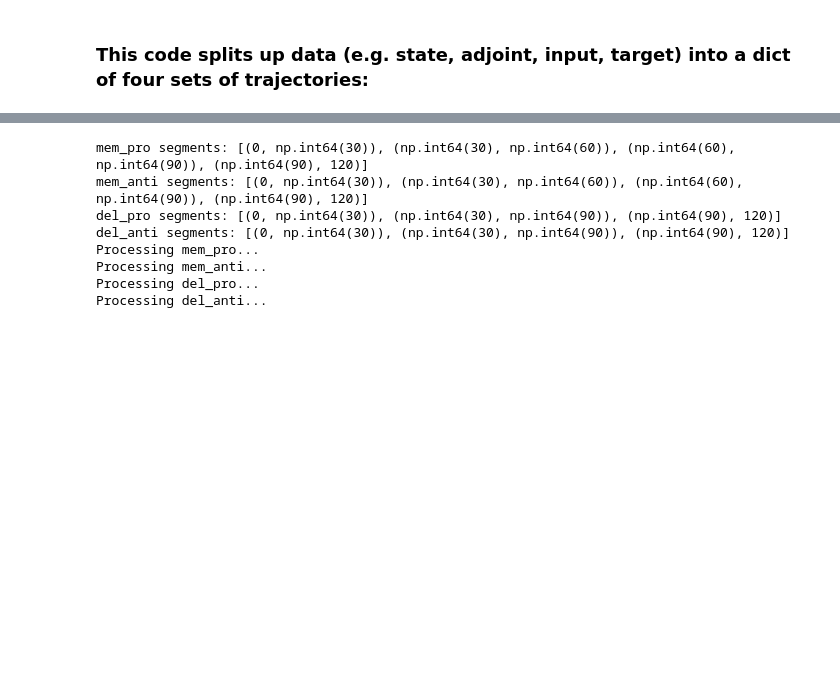
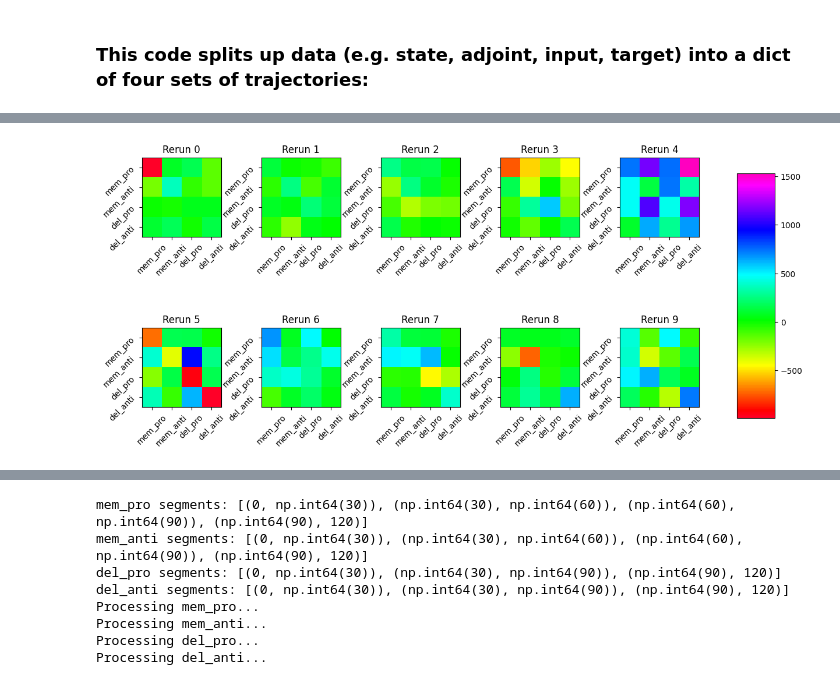
Before and after one commit to meeree/adjoint_dynamics, a Jupyter notebook: experiments/multi_task_adjoint_analysis_lnd.ipynb, the cells around one changed output, grey strips where cells are left out. Saved outputs shown, nothing was run; the diff lists cells and outputs as text; code cells hidden in the pictures; blank space fills up the shorter version.

```diff
--- a/experiments/multi_task_adjoint_analysis_lnd.ipynb
+++ b/experiments/multi_task_adjoint_analysis_lnd.ipynb
@@ -76,6 +76,15 @@ class Model(nn.Module):
         loss.backward()  # Perform BPTT.
         adjoint = hidden.grad  # dL/dz defn of adjoint.
         return hidden, adjoint, out, loss_unreduced, loss
+
+# Get a GRUCell from the model above with the same parameters.
+def get_cell_from_model(model):
+    cell = nn.GRUCell(model.rnn.input_size, model.rnn.hidden_size).to(model.Wout.weight.device)
+    cell.weight_ih.data.copy_(model.rnn.weight_ih_l0.data)
+    cell.weight_hh.data.copy_(model.rnn.weight_hh_l0.data)
+    cell.bias_ih.data.copy_(model.rnn.bias_ih_l0.data)
+    cell.bias_hh.data.copy_(model.rnn.bias_hh_l0.data)
+    return cell
 # %% [markdown]
 ## Model definition (a GRU):
 # %%
@@ -283,6 +297,7 @@ def split_data(splits, data):
 splits = get_splits(inputs)
 hidden_split = split_data(splits, hidden)
 input_split = split_data(splits, inputs)
+target_split = split_data(splits, targets)
 # %%
 import numpy as np
 import matplotlib.pyplot as plt
@@ -546,0 +609,13 @@ pca, segments = plot_combined_task_segments(hidden_split, input_split, nplot=30)
+# %%
+def get_rayleigh_matrix(ops, target_split):
+    coefs = np.zeros((4,4))
+    for i, task1 in enumerate(ops.keys()):
+        for j, task2 in enumerate(ops.keys()):
+            coefs[i,j] = ops[task1].rayleigh_coef(target_split[task2])
+    return coefs
+
+def plot_rayleigh_matrix(coefs, **kwargs):
+    im = plt.imshow(coefs, **kwargs)
+    plt.xticks(list(range(4)), list(input_split.keys()), rotation = 45)
+    plt.yticks(list(range(4)), list(input_split.keys()), rotation = 45)
+    return im
@@ -546,0 +651,19 @@ pca, segments = plot_combined_task_segments(hidden_split, input_split, nplot=30)
+# %%
+vmin, vmax = coefs_all.min(), coefs_all.max()
+
+plt.figure(figsize = (13, 6))
+for repeat, coefs in enumerate(coefs_all):
+    plt.subplot(2, 5, repeat + 1)
+    im = plot_rayleigh_matrix(coefs, vmin = vmin, vmax = vmax, cmap = 'gist_rainbow')
+    plt.title(f'Rerun {repeat}')
+
+plt.tight_layout()
+
+
+plt.gcf().subplots_adjust(right=0.8)
+cbar_ax = plt.gcf().add_axes([0.85, 0.15, 0.05, 0.7])
+plt.colorbar(im, cax=cbar_ax)
+
+plt.show()
+# %% [output]
+[figure, added]
```
Also changed, not shown: parts of 15 cells of this notebook, 3 other files.
